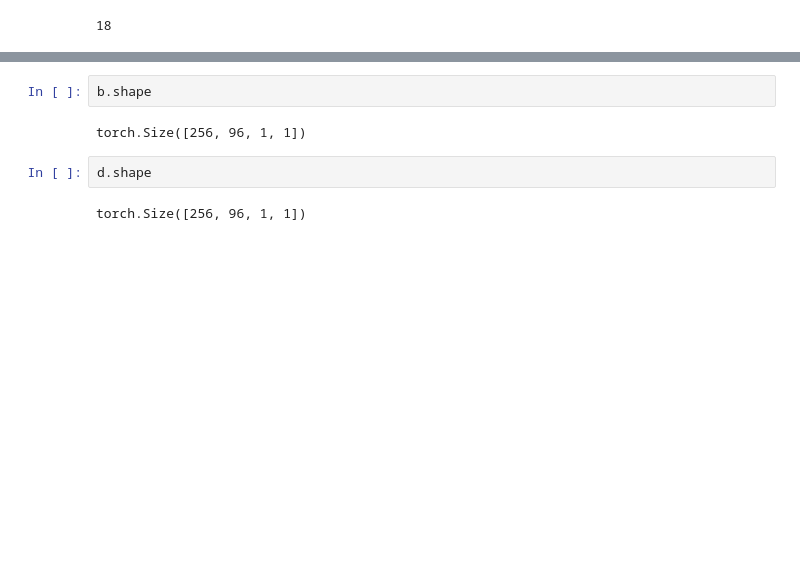
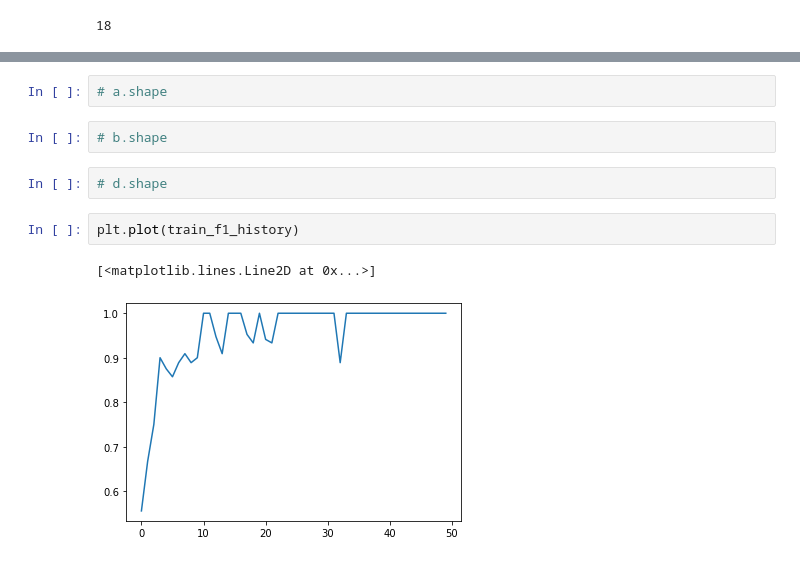
Before and after one commit to KZunT/Dacon, a Jupyter notebook: image_feature_extract_train.ipynb, the cells around one changed output, grey strips where cells are left out. Cells and saved outputs as stored; diff of their text form; blank space fills up the shorter version.

```diff
--- a/image_feature_extract_train.ipynb
+++ b/image_feature_extract_train.ipynb
@@ -506,8 +528,11 @@ torch.Size([256, 96, 1, 1])
-# %%
-b.shape
-# %% [output]
-torch.Size([256, 96, 1, 1])
-# %%
-d.shape
-# %% [output]
-torch.Size([256, 96, 1, 1])
+# %%
+# a.shape
+# %%
+# b.shape
+# %%
+# d.shape
+# %%
+plt.plot(train_f1_history)
+# %% [output]
+[<matplotlib.lines.Line2D at 0x...>]
+[figure, added]
```
Also changed, not shown: parts of 13 cells of this notebook.
